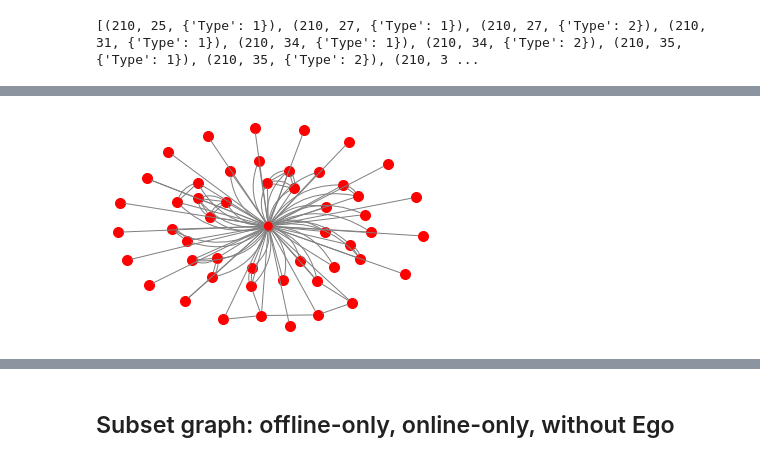
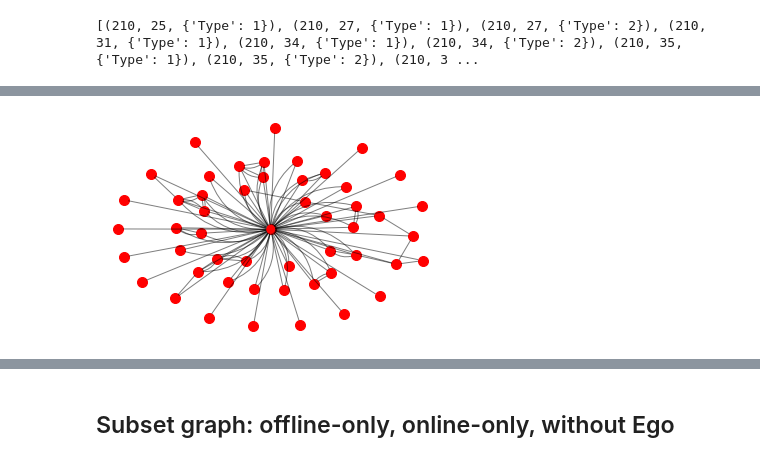
Before and after one commit to ARKEnsae/DM_Analyse_Reseaux, a Jupyter notebook: CC3/Exos_24Feb2021_KA.ipynb, the cells around one changed output, grey strips where cells are left out. Drawn from its saved outputs; the diff is of its cells as text; code cells hidden in the pictures.

```diff
--- a/CC3/Exos_24Feb2021_KA.ipynb
+++ b/CC3/Exos_24Feb2021_KA.ipynb
@@ -126,27 +125,28 @@ On peut avoir un multigraphe complet ou un réseau personnel avec des liens d'un
 # %%
 # Visualization
 
 # define layout
-pos = nx.spring_layout(Ego210)
+pos = nx.spring_layout(Ego210, seed=1)
 # draw nodes according to layoabsut
 nx.draw_networkx_nodes(Ego210, pos, node_color = 'r', node_size = 100, alpha = 1)
 # use matplotlib to draw edges
 ax = plt.gca()
 for e in Ego210.edges:
     ax.annotate("",
                 xy=pos[e[0]], xycoords='data',
                 xytext=pos[e[1]], textcoords='data',
                 arrowprops=dict(arrowstyle="-", #multi-graph but not oriented
-                                color='gray',
+                                color='black',
+                                alpha=0.5,
                                 shrinkA=5, shrinkB=5,
                                 patchA=None, patchB=None,
                                 #arc3,rad=rrr : permet de faire des courbes plutôt que des lignes
                                 #au lieu de donner une même valeur pour toutes les courbes, je donne
                                 #une valeur différente pour type 1 et type 2.
                                 connectionstyle="arc3,rad=rrr".replace('rrr',str(0.3*e[2])),
                                 ),
                 )
 plt.axis('off')
 plt.show()
 # %% [output]
-[figure, old version]
+[figure, new version]
```
Also changed, not shown: parts of 145 cells of this notebook.
